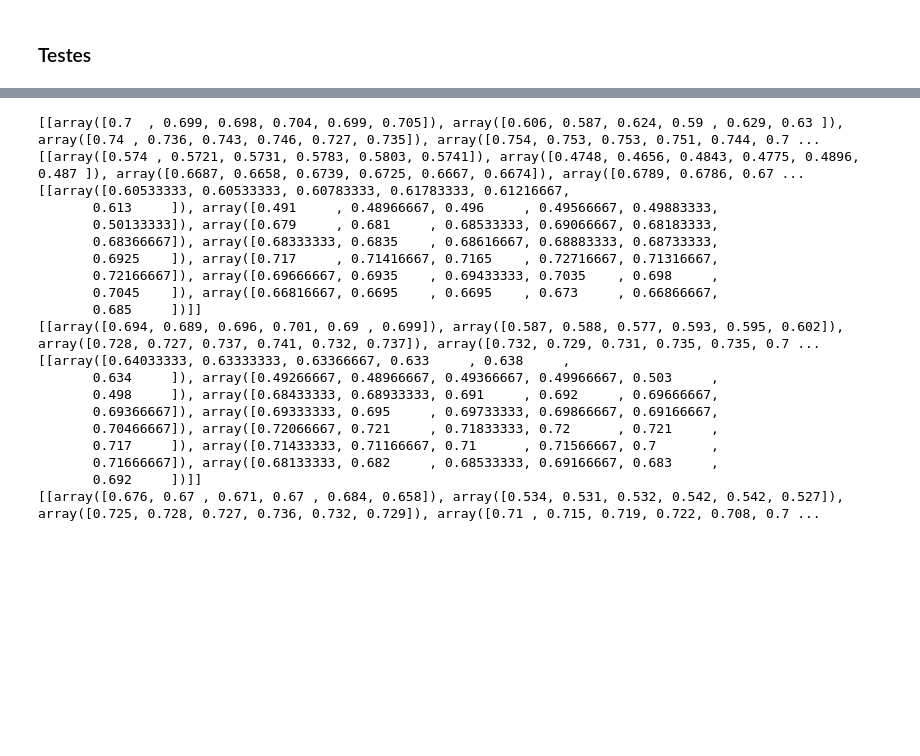
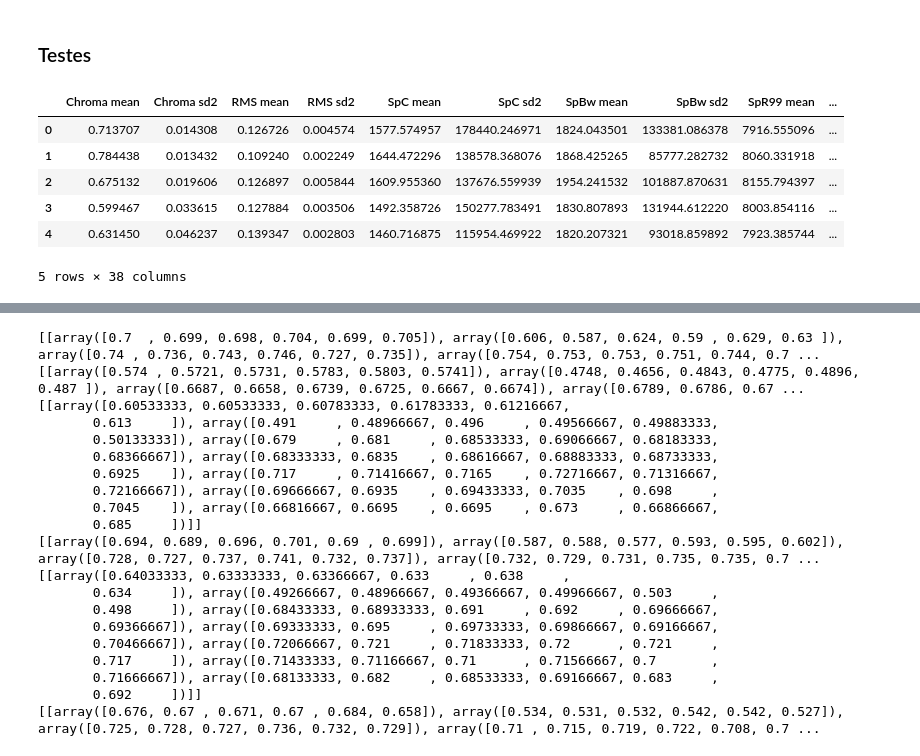
Before and after one commit to andryll/MGR-IC, a Jupyter notebook: codes/ClassificationTestes.ipynb, the cells around one changed output, grey strips where cells are left out. Drawn from its saved outputs; the diff is of its cells as text; code cells hidden in the pictures; blank space fills up the shorter version.

```diff
--- a/codes/ClassificationTestes.ipynb
+++ b/codes/ClassificationTestes.ipynb
@@ -257,4 +258,14 @@ for i in csvnames:
   dflist.append(pd.read_csv(dir_path, sep=',', encoding='utf-8'))
+# %%
+dflist[1].head()
+# %% [output]
+|  | Chroma mean | Chroma sd2 | RMS mean | RMS sd2 | SpC mean | SpC sd2 | SpBw mean | SpBw sd2 | SpR99 mean | ... |
+| 0 | 0.713707 | 0.014308 | 0.126726 | 0.004574 | 1577.574957 | 178440.246971 | 1824.043501 | 133381.086378 | 7916.555096 | ... |
+| 1 | 0.784438 | 0.013432 | 0.109240 | 0.002249 | 1644.472296 | 138578.368076 | 1868.425265 | 85777.282732 | 8060.331918 | ... |
+| 2 | 0.675132 | 0.019606 | 0.126897 | 0.005844 | 1609.955360 | 137676.559939 | 1954.241532 | 101887.870631 | 8155.794397 | ... |
+| 3 | 0.599467 | 0.033615 | 0.127884 | 0.003506 | 1492.358726 | 150277.783491 | 1830.807893 | 131944.612220 | 8003.854116 | ... |
+| 4 | 0.631450 | 0.046237 | 0.139347 | 0.002803 | 1460.716875 | 115954.469922 | 1820.207321 | 93018.859892 | 7923.385744 | ... |
+5 rows × 38 columns
 # %%
 # Executa os algoritmos com as features desejadas e salva os valores de score nas listas
 
```
Also changed, not shown: parts of 7 cells of this notebook.
